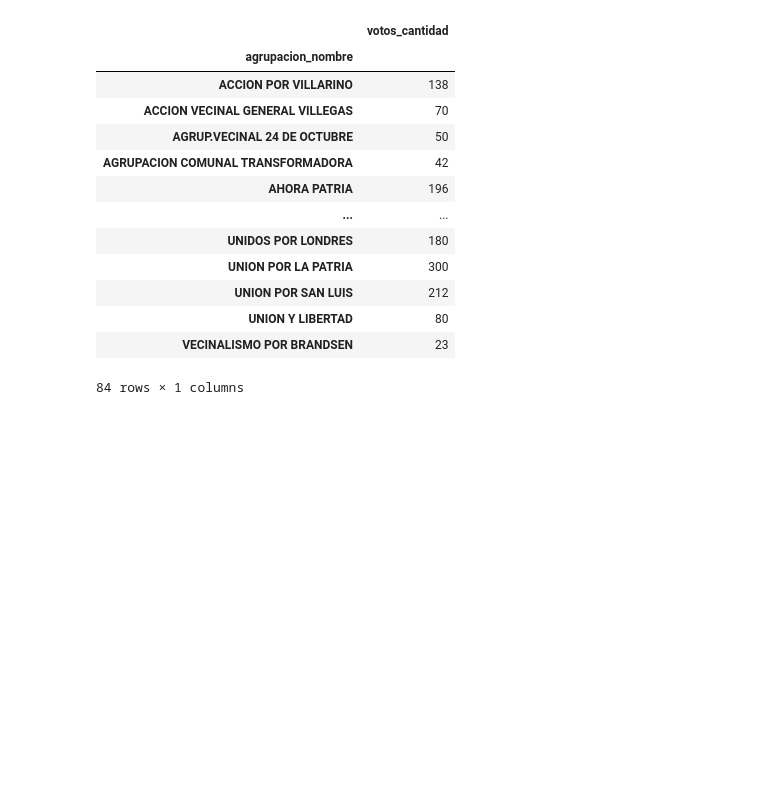
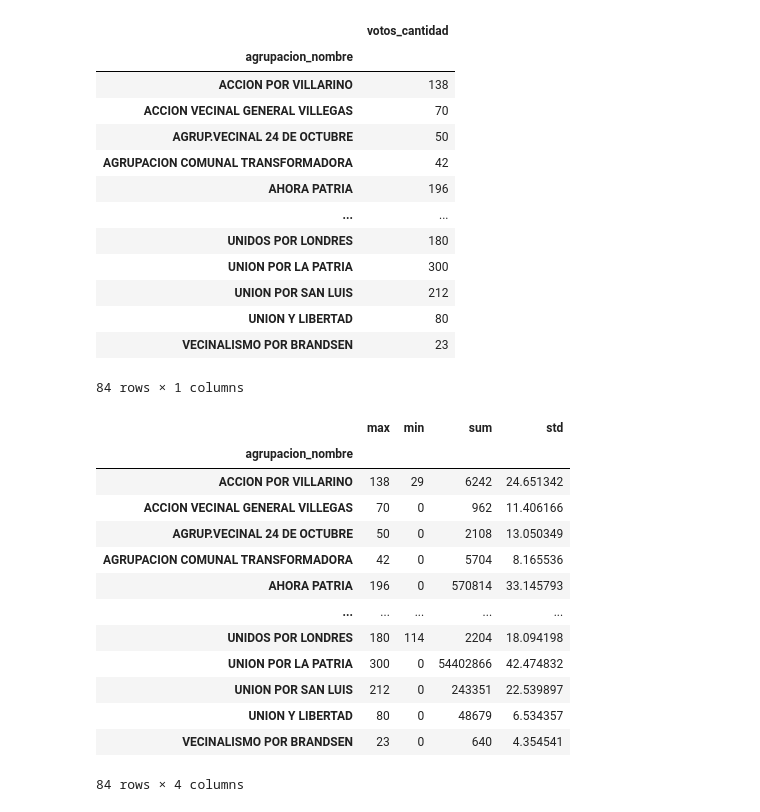
Before and after one commit to Leonel-Moron/TP_M4OP, a Jupyter notebook: Carpeta Prueba/Ejemplo con Resultados.ipynb, the cells around one changed output. Saved outputs shown, nothing was run; the diff lists cells and outputs as text; code cells hidden in the pictures; blank space fills up the shorter version.

```diff
--- a/Carpeta Prueba/Ejemplo con Resultados.ipynb
+++ b/Carpeta Prueba/Ejemplo con Resultados.ipynb
@@ -161,3 +161,22 @@ dataframe.groupby(["agrupacion_nombre"])["votos_cantidad"].max().to_frame()
 | UNION Y LIBERTAD | 80 |
 | VECINALISMO POR BRANDSEN | 23 |
 84 rows × 1 columns
+# %%
+#Con agrregate (agg) podemos incluir mas medidas de agregacion
+#Se agrupa x las diferentes agrupaciones, y se aplica a votos cantidad las operaciones
+dataframe.groupby("agrupacion_nombre")["votos_cantidad"].agg(["max","min","sum","std"])
+# %% [output]
+|  | max | min | sum | std |
+| agrupacion_nombre |  |  |  |  |
+| ACCION POR VILLARINO | 138 | 29 | 6242 | 24.651342 |
+| ACCION VECINAL GENERAL VILLEGAS | 70 | 0 | 962 | 11.406166 |
+| AGRUP.VECINAL 24 DE OCTUBRE | 50 | 0 | 2108 | 13.050349 |
+| AGRUPACION COMUNAL TRANSFORMADORA | 42 | 0 | 5704 | 8.165536 |
+| AHORA PATRIA | 196 | 0 | 570814 | 33.145793 |
+| ... | ... | ... | ... | ... |
+| UNIDOS POR LONDRES | 180 | 114 | 2204 | 18.094198 |
+| UNION POR LA PATRIA | 300 | 0 | 54402866 | 42.474832 |
+| UNION POR SAN LUIS | 212 | 0 | 243351 | 22.539897 |
+| UNION Y LIBERTAD | 80 | 0 | 48679 | 6.534357 |
+| VECINALISMO POR BRANDSEN | 23 | 0 | 640 | 4.354541 |
+84 rows × 4 columns
```
Also changed, not shown: parts of 8 cells of this notebook.
